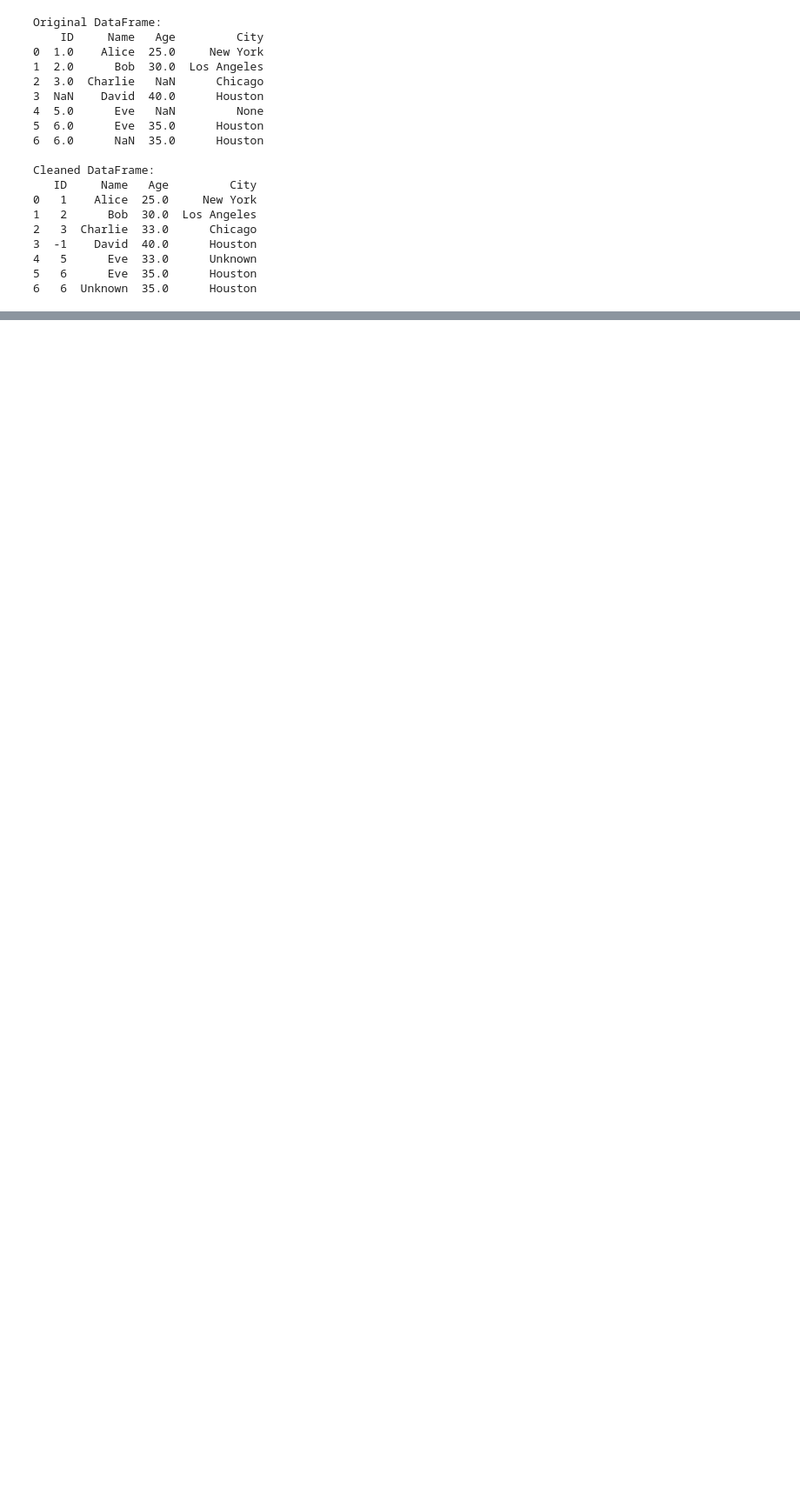
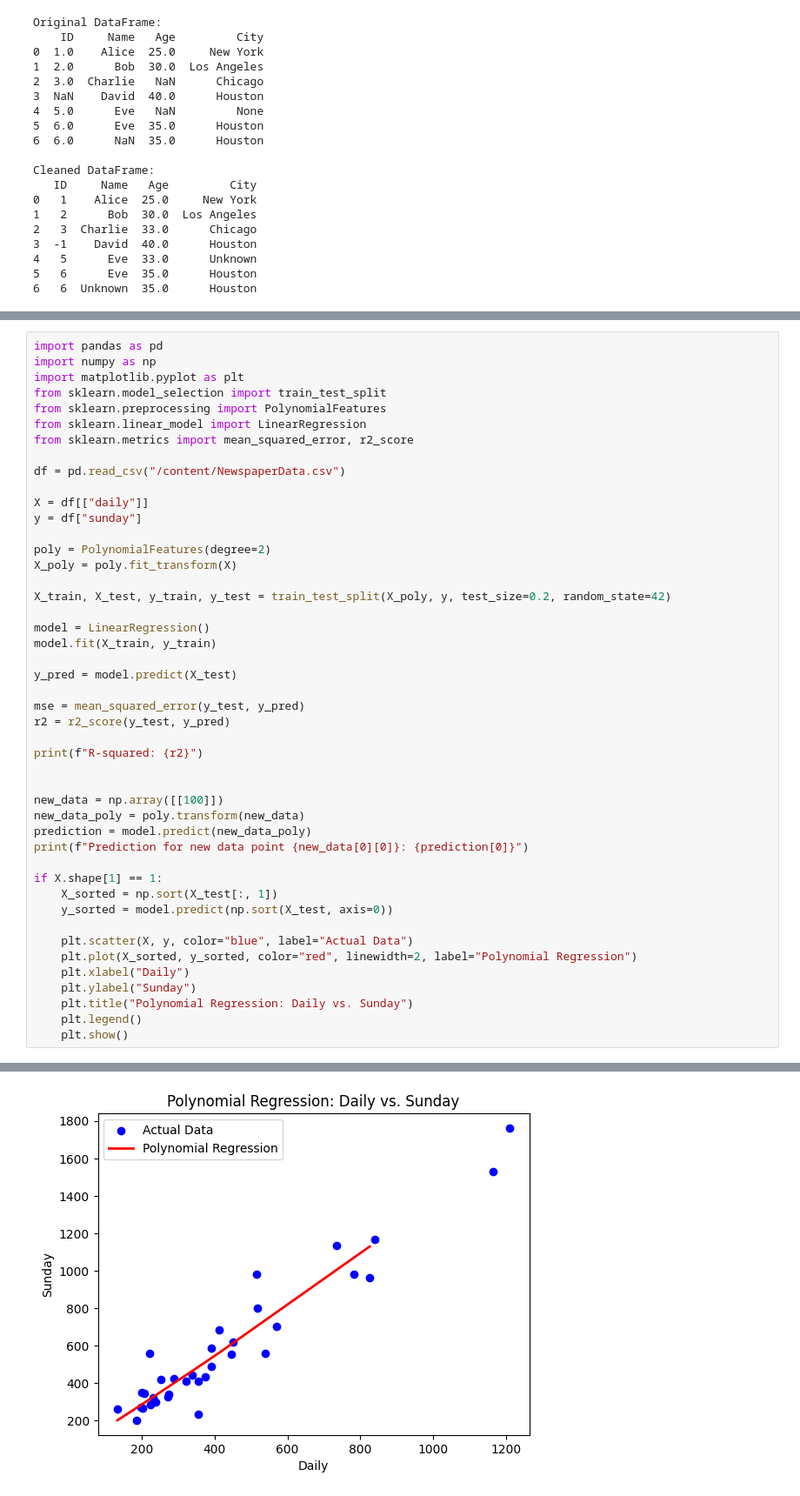
Before and after one commit to harsh-busam04/assignment_ml, a Jupyter notebook: untitled7.ipynb, the cells around one changed output, grey strips where cells are left out. Shown at 87% size. Drawn from its saved outputs; the diff is of its cells as text; blank space fills up the shorter version.

```diff
--- a/untitled7.ipynb
+++ b/untitled7.ipynb
@@ -301,0 +356,47 @@ Cleaned DataFrame:
+# %%
+import pandas as pd
+import numpy as np
+import matplotlib.pyplot as plt
+from sklearn.model_selection import train_test_split
+from sklearn.preprocessing import PolynomialFeatures
+from sklearn.linear_model import LinearRegression
+from sklearn.metrics import mean_squared_error, r2_score
+
+df = pd.read_csv("/content/NewspaperData.csv")
+
+X = df[["daily"]]
+y = df["sunday"]
+
+poly = PolynomialFeatures(degree=2)
+X_poly = poly.fit_transform(X)
+
+X_train, X_test, y_train, y_test = train_test_split(X_poly, y, test_size=0.2, random_state=42)
+
+model = LinearRegression()
+model.fit(X_train, y_train)
+
+y_pred = model.predict(X_test)
+
+mse = mean_squared_error(y_test, y_pred)
+r2 = r2_score(y_test, y_pred)
+
+print(f"R-squared: {r2}")
+
+
+new_data = np.array([[100]])
+new_data_poly = poly.transform(new_data)
+prediction = model.predict(new_data_poly)
+print(f"Prediction for new data point {new_data[0][0]}: {prediction[0]}")
+
+if X.shape[1] == 1:
+    X_sorted = np.sort(X_test[:, 1])
+    y_sorted = model.predict(np.sort(X_test, axis=0))
+
+    plt.scatter(X, y, color="blue", label="Actual Data")
+    plt.plot(X_sorted, y_sorted, color="red", linewidth=2, label="Polynomial Regression")
+    plt.xlabel("Daily")
+    plt.ylabel("Sunday")
+    plt.title("Polynomial Regression: Daily vs. Sunday")
+    plt.legend()
+    plt.show()
+# %% [output]
@@ -301,0 +405 @@ Cleaned DataFrame:
+[figure, added]
```
Also changed, not shown: parts of 5 cells of this notebook.
